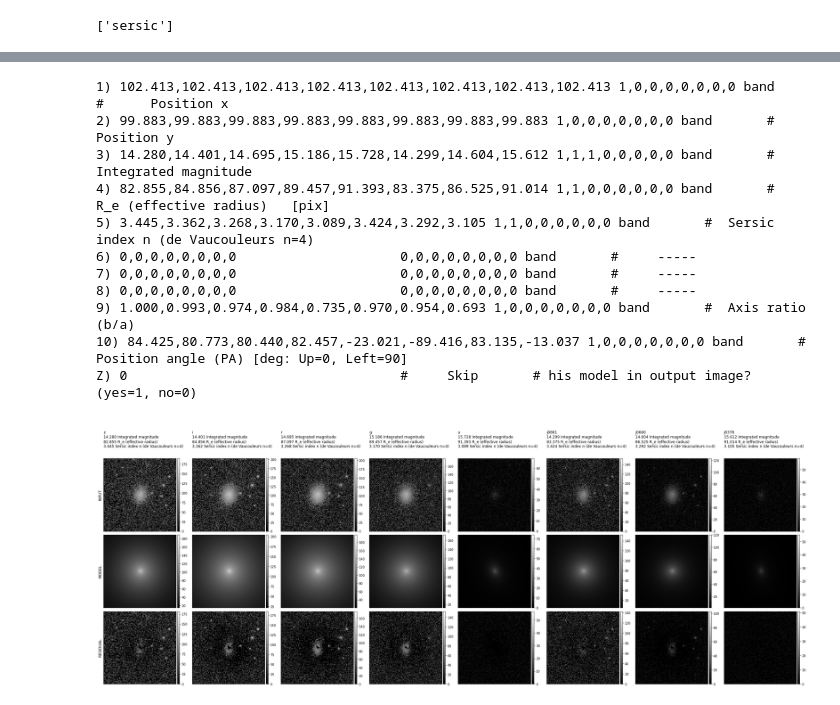
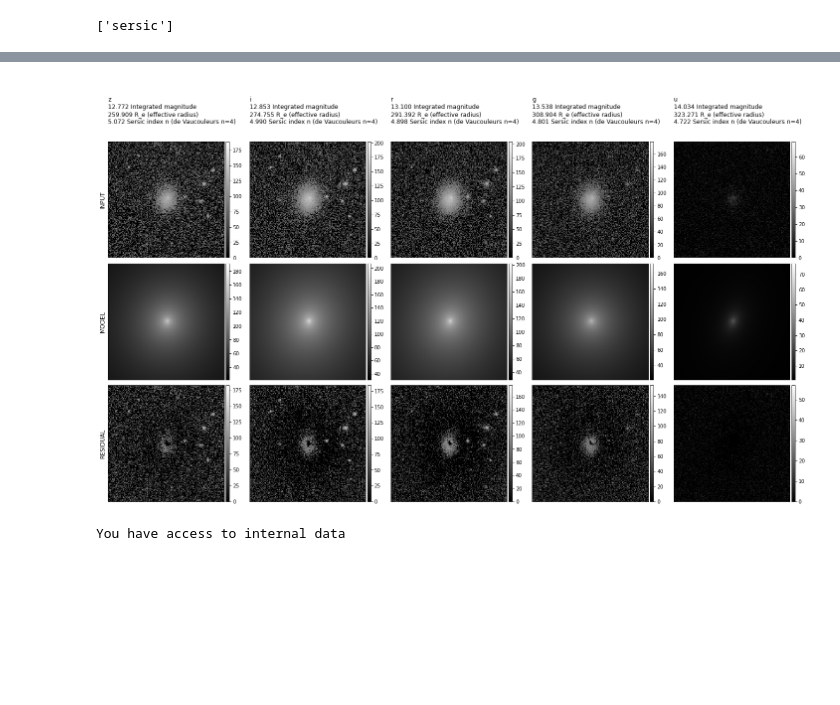
Before and after one commit to Schwarzam/pygalfitm, a Jupyter notebook: dev/feedme_manipulator.ipynb, the cells around one changed output, grey strips where cells are left out. Saved outputs shown, nothing was run; the diff lists cells and outputs as text; code cells hidden in the pictures; blank space fills up the shorter version.

```diff
--- a/dev/feedme_manipulator.ipynb
+++ b/dev/feedme_manipulator.ipynb
@@ -78,21 +56,7 @@ obj.set_component("sersic", {
-# %%
-pygalfitClass.print_component("sersic")
-# %% [output]
-1) 102.413,102.413,102.413,102.413,102.413,102.413,102.413,102.413 1,0,0,0,0,0,0,0 band       #      Position x
-2) 99.883,99.883,99.883,99.883,99.883,99.883,99.883,99.883 1,0,0,0,0,0,0,0 band       #      Position y
-3) 14.280,14.401,14.695,15.186,15.728,14.299,14.604,15.612 1,1,1,0,0,0,0,0 band       #  Integrated magnitude
-4) 82.855,84.856,87.097,89.457,91.393,83.375,86.525,91.014 1,1,0,0,0,0,0,0 band       #  R_e (effective radius)   [pix]
-5) 3.445,3.362,3.268,3.170,3.089,3.424,3.292,3.105 1,1,0,0,0,0,0,0 band       #  Sersic index n (de Vaucouleurs n=4)
-6) 0,0,0,0,0,0,0,0                     0,0,0,0,0,0,0,0 band       #     -----
-7) 0,0,0,0,0,0,0,0                     0,0,0,0,0,0,0,0 band       #     -----
-8) 0,0,0,0,0,0,0,0                     0,0,0,0,0,0,0,0 band       #     -----
-9) 1.000,0.993,0.974,0.984,0.735,0.970,0.954,0.693 1,0,0,0,0,0,0,0 band       #  Axis ratio (b/a)
-10) 84.425,80.773,80.440,82.457,-23.021,-89.416,83.135,-13.037 1,0,0,0,0,0,0,0 band       #  Position angle (PA) [deg: Up=0, Left=90]
-Z) 0                                   #     Skip       # his model in output image?  (yes=1, no=0)
 # %%
-pygalfitClass = read_output_to_class("outputs/testss.galfit.01.band")
+pygalfitClass = read_output_to_class("outputs/testss.galfit.02.band")
 pygalfitClass.gen_plot( "sersic", return_plot = False, plot_parameters=[3, 4, 5], colorbar=True)
 # %% [output]
-[figure, old version]
+[figure, new version]
 # %%
 # Create a code using astropy that takes the nearest object, using ra and dec in degrees, from a table with multiple objects
@@ -131,0 +65,4 @@ print(nearest_object)
+# %%
+conn = splusdata.connect("gustavo", "asdflkjh")
+# %% [output]
+You have access to internal data
```
Also changed, not shown: parts of 9 cells of this notebook, 2 other files.
